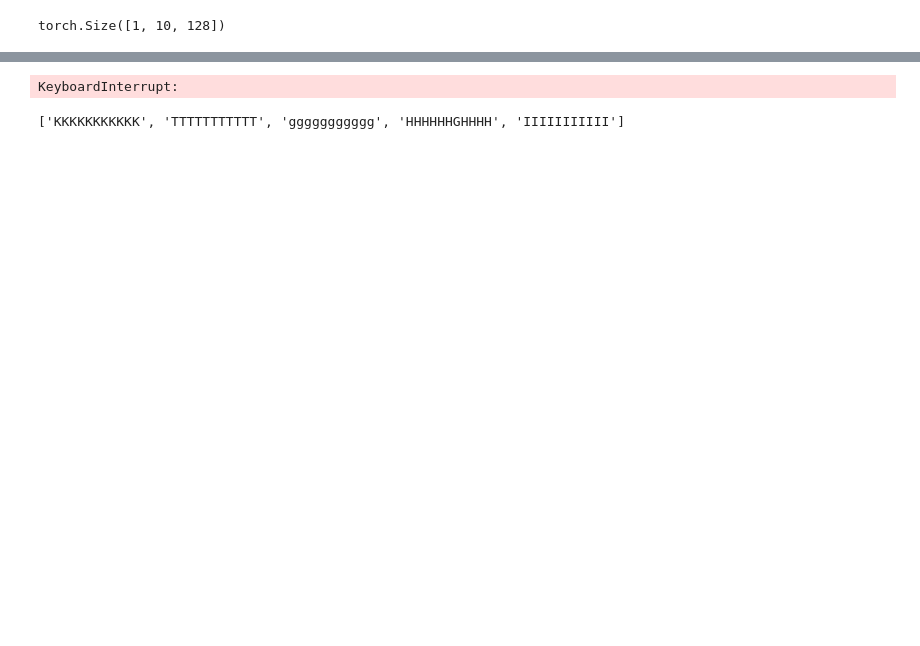
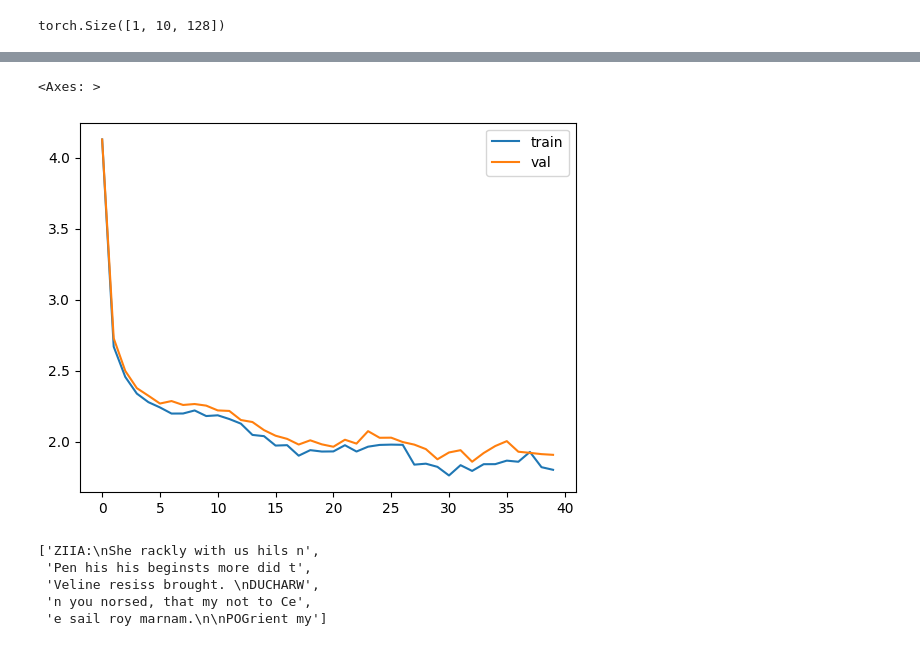
Before and after one commit to bkitano/llama-from-scratch, a Jupyter notebook: llama2.ipynb, the cells around one changed output, grey strips where cells are left out. Saved outputs shown, nothing was run; the diff lists cells and outputs as text; code cells hidden in the pictures; blank space fills up the shorter version.

```diff
--- a/llama2.ipynb
+++ b/llama2.ipynb
@@ -203,7 +207,7 @@ class LlamaBlock(nn.Module):
 
     def forward(self, x):
         attended = self.attention(x)
-        out = self.rms(attended + self.feedforward(attended))
+        out = attended + self.feedforward(self.rms(attended))
         return out
 
 config = {
@@ -294,7 +298,7 @@ config = {
     "n_layers": 4,
     "context_window": 16,
     "vocab_size": len(vocab),
-    "epochs": 10000,
+    "epochs": 2000,
     "log_interval": 50,
 }
 model = Llama(config)
@@ -325,7 +329,7 @@ for epoch in range(config['epochs']):
         print(f"Epoch {epoch} | val loss {x['val']:.3f} | Time {batch_time:.3f} | ETA in seconds {batch_time * (config['epochs'] - epoch)/config['log_interval'] :.3f}")
         start_time = time.time()
 
-        print([decode(x) for x in m.generate(torch.zeros(5, 1).long()).tolist()])
+        print([decode(x) for x in model.generate(torch.zeros(5, 1).long()).tolist()])
 
 pd.DataFrame(losses).plot()
 # %% [output]
@@ -350,6 +353,7 @@ Epoch 400 | val loss 0.164 | Time 2.307 | ETA in seconds 442.965
-KeyboardInterrupt:
+<Axes: >
+[figure, added]
 # %%
-def generate(model, idx, max_length=10):
+def generate(model, idx, max_length=30):
     x = idx
     with torch.no_grad():
         for _ in range(max_length):
@@ -362,4 +366,8 @@ def generate(model, idx, max_length=10):
 
 [decode(x) for x in generate(model, torch.randint(0, len(vocab), (5, 1)).long()).tolist()]
 # %% [output]
-['KKKKKKKKKKK', 'TTTTTTTTTTT', 'ggggggggggg', 'HHHHHHGHHHH', 'IIIIIIIIIII']
+['ZIIA:\nShe rackly with us hils n',
+ 'Pen his his beginsts more did t',
+ 'Veline resiss brought. \nDUCHARW',
+ 'n you norsed, that my not to Ce',
+ 'e sail roy marnam.\n\nPOGrient my']
```
Also changed, not shown: parts of 3 cells of this notebook.
